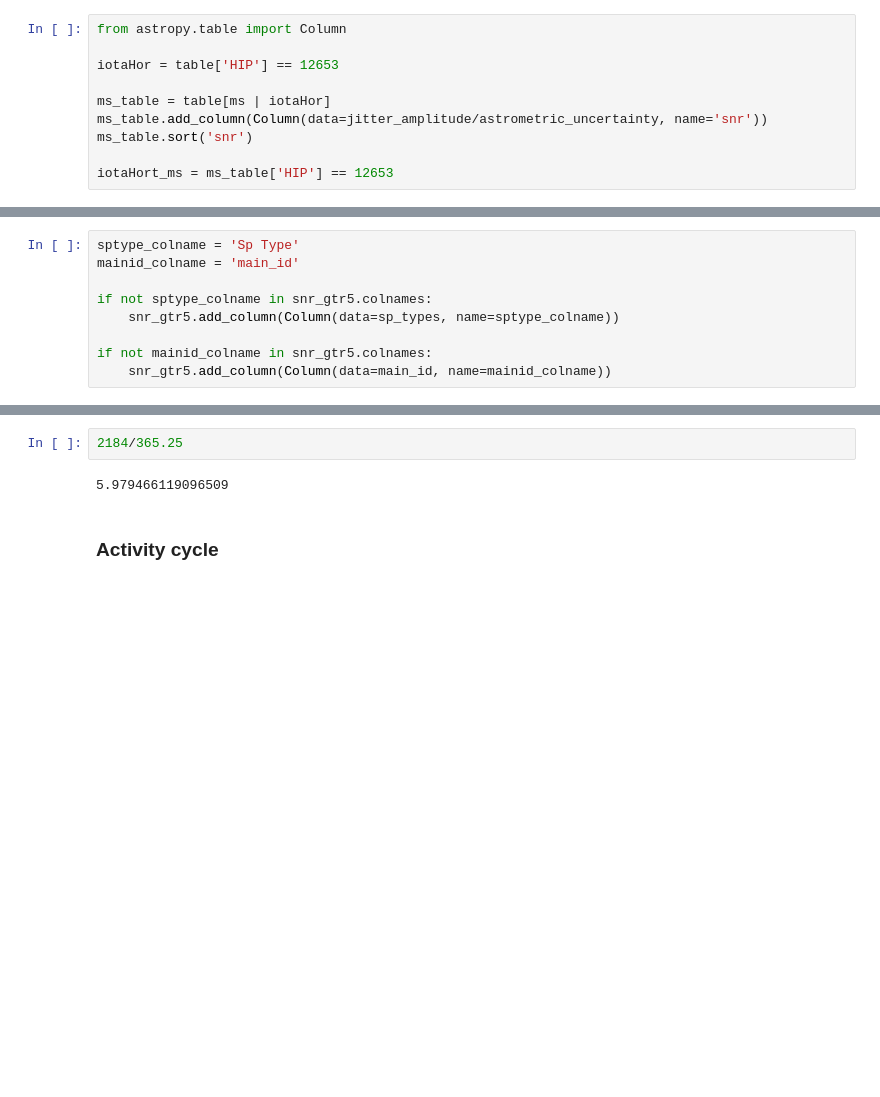
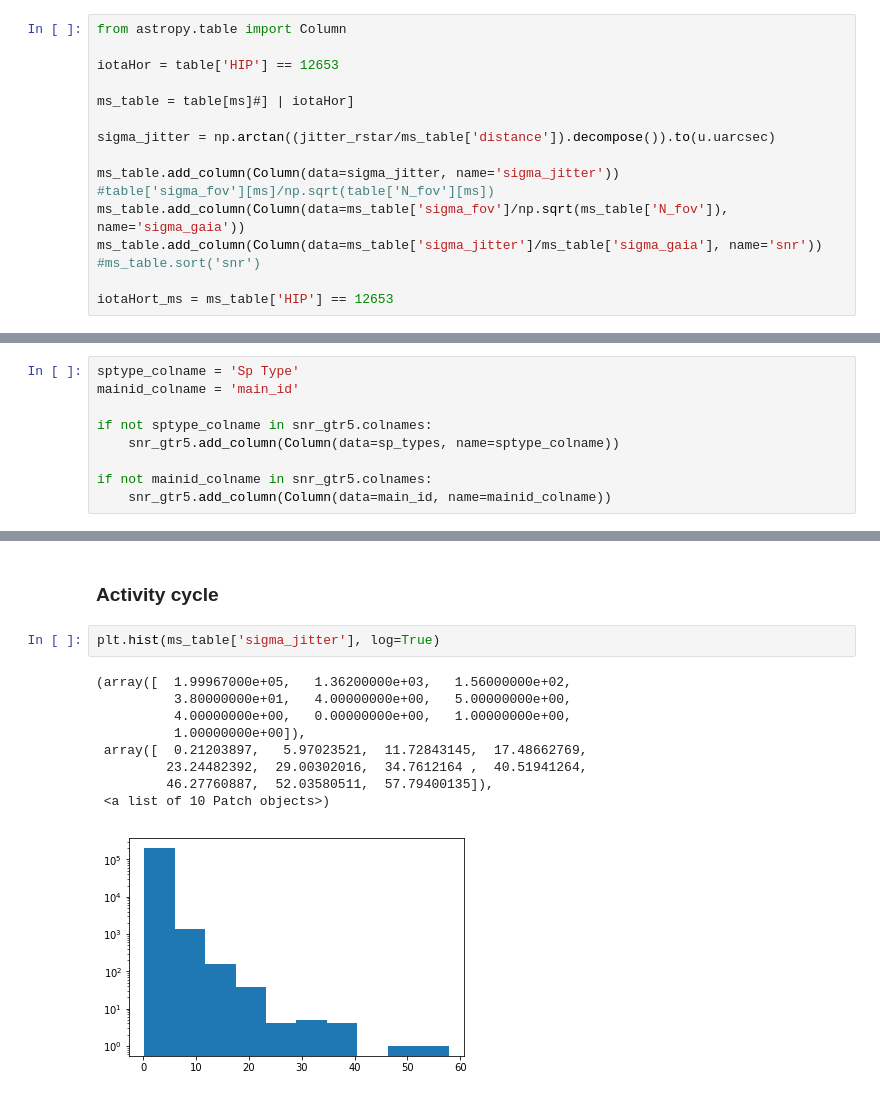
Before and after one commit to bmorris3/mrspoc, a Jupyter notebook: GJ1243.ipynb, the cells around one changed output, grey strips where cells are left out. Drawn from its saved outputs; the diff is of its cells as text; blank space fills up the shorter version.

Commit message:
Updating package before name change

```diff
--- a/GJ1243.ipynb
+++ b/GJ1243.ipynb
@@ -70,8 +70,14 @@ from astropy.table import Column
 
 iotaHor = table['HIP'] == 12653
 
-ms_table = table[ms | iotaHor]
-ms_table.add_column(Column(data=jitter_amplitude/astrometric_uncertainty, name='snr'))
-ms_table.sort('snr')
+ms_table = table[ms]#] | iotaHor]
+
+sigma_jitter = np.arctan((jitter_rstar/ms_table['distance']).decompose()).to(u.uarcsec)
+
+ms_table.add_column(Column(data=sigma_jitter, name='sigma_jitter'))
+#table['sigma_fov'][ms]/np.sqrt(table['N_fov'][ms])
+ms_table.add_column(Column(data=ms_table['sigma_fov']/np.sqrt(ms_table['N_fov']), name='sigma_gaia'))
+ms_table.add_column(Column(data=ms_table['sigma_jitter']/ms_table['sigma_gaia'], name='snr'))
+#ms_table.sort('snr')
 
 iotaHort_ms = ms_table['HIP'] == 12653
@@ -127,6 +168,14 @@ print(">3sig = {}, >5sig = {}".format(np.count_nonzero(jitter_amplitude/astromet
-# %%
-2184/365.25
-# %% [output]
-5.979466119096509
 # %% [markdown]
 ### Activity cycle
+# %%
+plt.hist(ms_table['sigma_jitter'], log=True)
+# %% [output]
+(array([  1.99967000e+05,   1.36200000e+03,   1.56000000e+02,
+          3.80000000e+01,   4.00000000e+00,   5.00000000e+00,
+          4.00000000e+00,   0.00000000e+00,   1.00000000e+00,
+          1.00000000e+00]),
+ array([  0.21203897,   5.97023521,  11.72843145,  17.48662769,
+         23.24482392,  29.00302016,  34.7612164 ,  40.51941264,
+         46.27760887,  52.03580511,  57.79400135]),
+ <a list of 10 Patch objects>)
+[figure, added]
```
Also changed, not shown: parts of 27 cells of this notebook, 4 other files.
